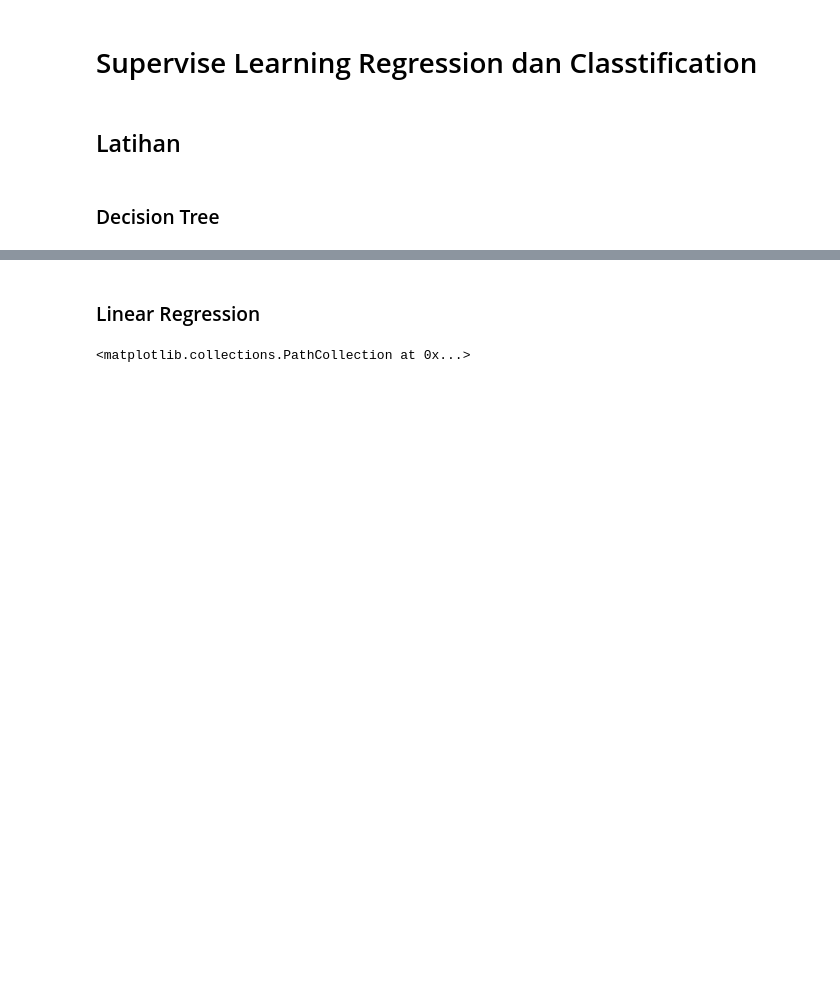
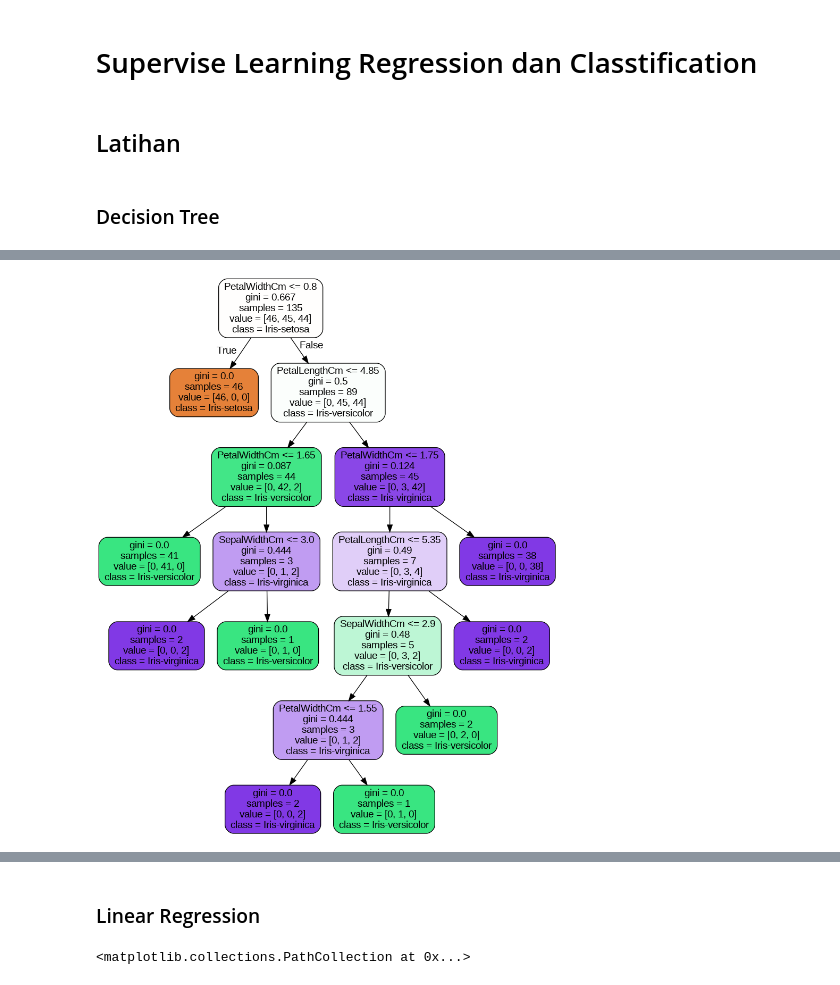
Before and after one commit to terra2n/2025_KB_TI-1C, a Jupyter notebook: jobsheet8.ipynb, the cells around one changed output, grey strips where cells are left out. Drawn from its saved outputs; the diff is of its cells as text; code cells hidden in the pictures; blank space fills up the shorter version.

```diff
--- a/jobsheet8.ipynb
+++ b/jobsheet8.ipynb
@@ -50,0 +88,5 @@ export_graphviz(
+# %%
+from IPython.display import Image
+Image('iris_tree.png')
+# %% [output]
+[figure, added]
```
Also changed, not shown: parts of 72 cells of this notebook.
